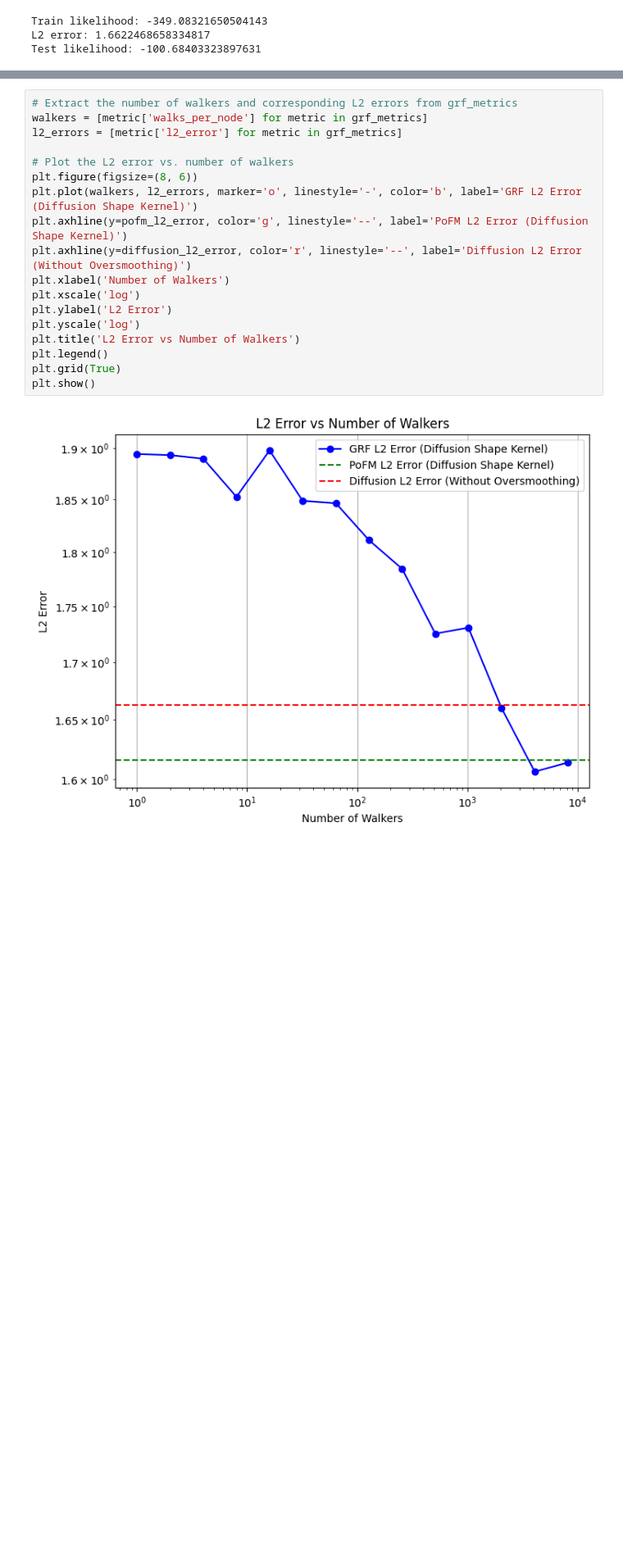
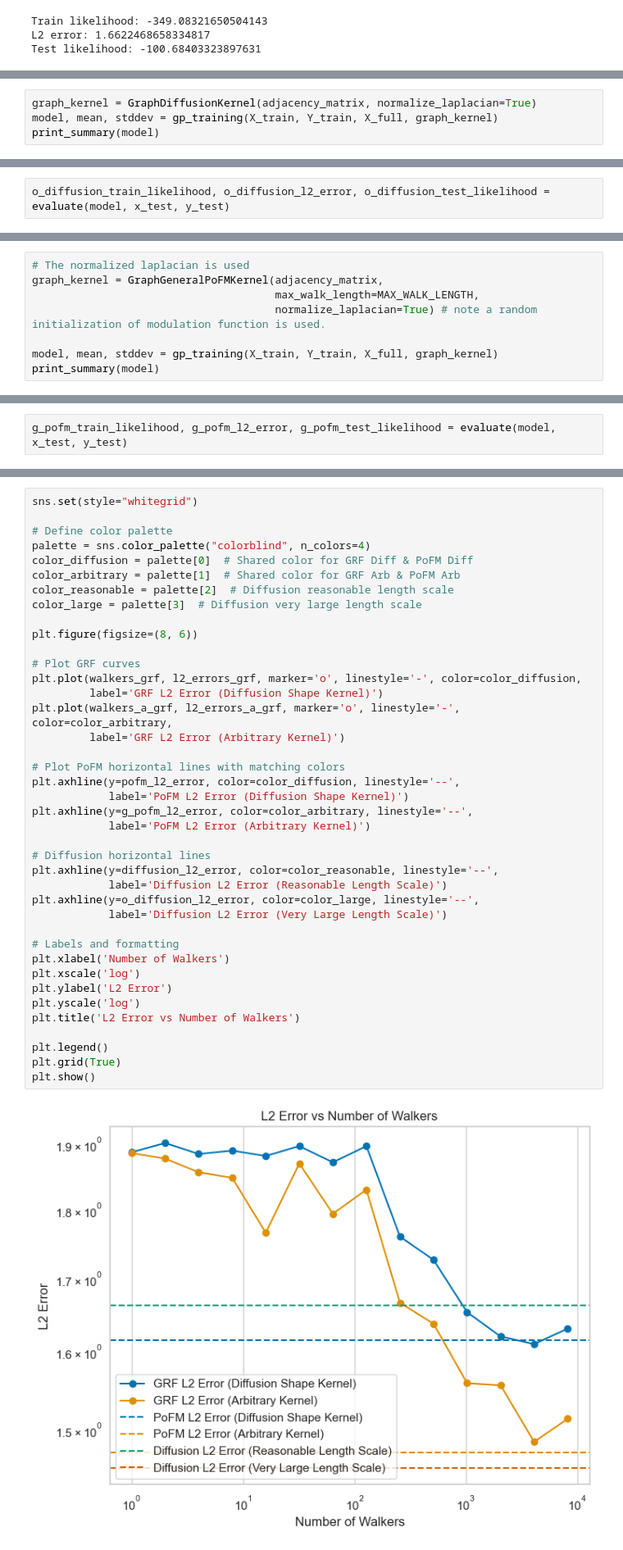
Before and after one commit to MatthewZhang473/Efficient-Gaussian-Process-on-Graphs, a Jupyter notebook: experiments/traffic_dataset/deliverables.ipynb, the cells around one changed output, grey strips where cells are left out. Shown at 82% size. Cells and saved outputs as stored; diff of their text form; blank space fills up the shorter version.

Commit message:
Produced a comparision plot across multiple different kenrels / settings  - wrapping up for the traffic data GRF inference.

```diff
--- a/experiments/traffic_dataset/deliverables.ipynb
+++ b/experiments/traffic_dataset/deliverables.ipynb
@@ -207,0 +210,4 @@ Test likelihood: -100.68403323897631
+# %%
+graph_kernel = GraphDiffusionKernel(adjacency_matrix, normalize_laplacian=True)
+model, mean, stddev = gp_training(X_train, Y_train, X_full, graph_kernel)
+print_summary(model)
@@ -207,0 +224,2 @@ Test likelihood: -100.68403323897631
+# %%
+o_diffusion_train_likelihood, o_diffusion_l2_error, o_diffusion_test_likelihood = evaluate(model, x_test, y_test)
@@ -207,0 +232,8 @@ Test likelihood: -100.68403323897631
+# %%
+# The normalized laplacian is used
+graph_kernel = GraphGeneralPoFMKernel(adjacency_matrix,
+                                      max_walk_length=MAX_WALK_LENGTH,
+                                      normalize_laplacian=True) # note a random initialization of modulation function is used.
+
+model, mean, stddev = gp_training(X_train, Y_train, X_full, graph_kernel)
+print_summary(model)
@@ -207,0 +248,2 @@ Test likelihood: -100.68403323897631
+# %%
+g_pofm_train_likelihood, g_pofm_l2_error, g_pofm_test_likelihood = evaluate(model, x_test, y_test)
@@ -284,23 +358,45 @@ for walks_per_node in tqdm(walks_per_nodes, desc='Walk lengths'):
 # %%
-# Extract the number of walkers and corresponding L2 errors from grf_metrics
-walkers = [metric['walks_per_node'] for metric in grf_metrics]
-l2_errors = [metric['l2_error'] for metric in grf_metrics]
+sns.set(style="whitegrid")
 
-# Plot the L2 error vs. number of walkers
+# Define color palette
+palette = sns.color_palette("colorblind", n_colors=4)
+color_diffusion = palette[0]  # Shared color for GRF Diff & PoFM Diff
+color_arbitrary = palette[1]  # Shared color for GRF Arb & PoFM Arb
+color_reasonable = palette[2]  # Diffusion reasonable length scale
+color_large = palette[3]  # Diffusion very large length scale
+
 plt.figure(figsize=(8, 6))
-plt.plot(walkers, l2_errors, marker='o', linestyle='-', color='b', label='GRF L2 Error (Diffusion Shape Kernel)')
-plt.axhline(y=pofm_l2_error, color='g', linestyle='--', label='PoFM L2 Error (Diffusion Shape Kernel)')
-plt.axhline(y=diffusion_l2_error, color='r', linestyle='--', label='Diffusion L2 Error (Without Oversmoothing)')
+
+# Plot GRF curves
+plt.plot(walkers_grf, l2_errors_grf, marker='o', linestyle='-', color=color_diffusion,
+         label='GRF L2 Error (Diffusion Shape Kernel)')
+plt.plot(walkers_a_grf, l2_errors_a_grf, marker='o', linestyle='-', color=color_arbitrary,
+         label='GRF L2 Error (Arbitrary Kernel)')
+
+# Plot PoFM horizontal lines with matching colors
+plt.axhline(y=pofm_l2_error, color=color_diffusion, linestyle='--',
+            label='PoFM L2 Error (Diffusion Shape Kernel)')
+plt.axhline(y=g_pofm_l2_error, color=color_arbitrary, linestyle='--',
+            label='PoFM L2 Error (Arbitrary Kernel)')
+
+# Diffusion horizontal lines
+plt.axhline(y=diffusion_l2_error, color=color_reasonable, linestyle='--',
+            label='Diffusion L2 Error (Reasonable Length Scale)')
+plt.axhline(y=o_diffusion_l2_error, color=color_large, linestyle='--',
+            label='Diffusion L2 Error (Very Large Length Scale)')
+
+# Labels and formatting
 plt.xlabel('Number of Walkers')
 plt.xscale('log')
 plt.ylabel('L2 Error')
 plt.yscale('log')
 plt.title('L2 Error vs Number of Walkers')
+
 plt.legend()
 plt.grid(True)
 plt.show()
 # %% [output]
-[figure, old version]
+[figure, new version]
 # %% [markdown]
 ## 3. Performance of the GRF Approximated Diffusion Kernel
 
```
Also changed, not shown: parts of 17 cells of this notebook.
